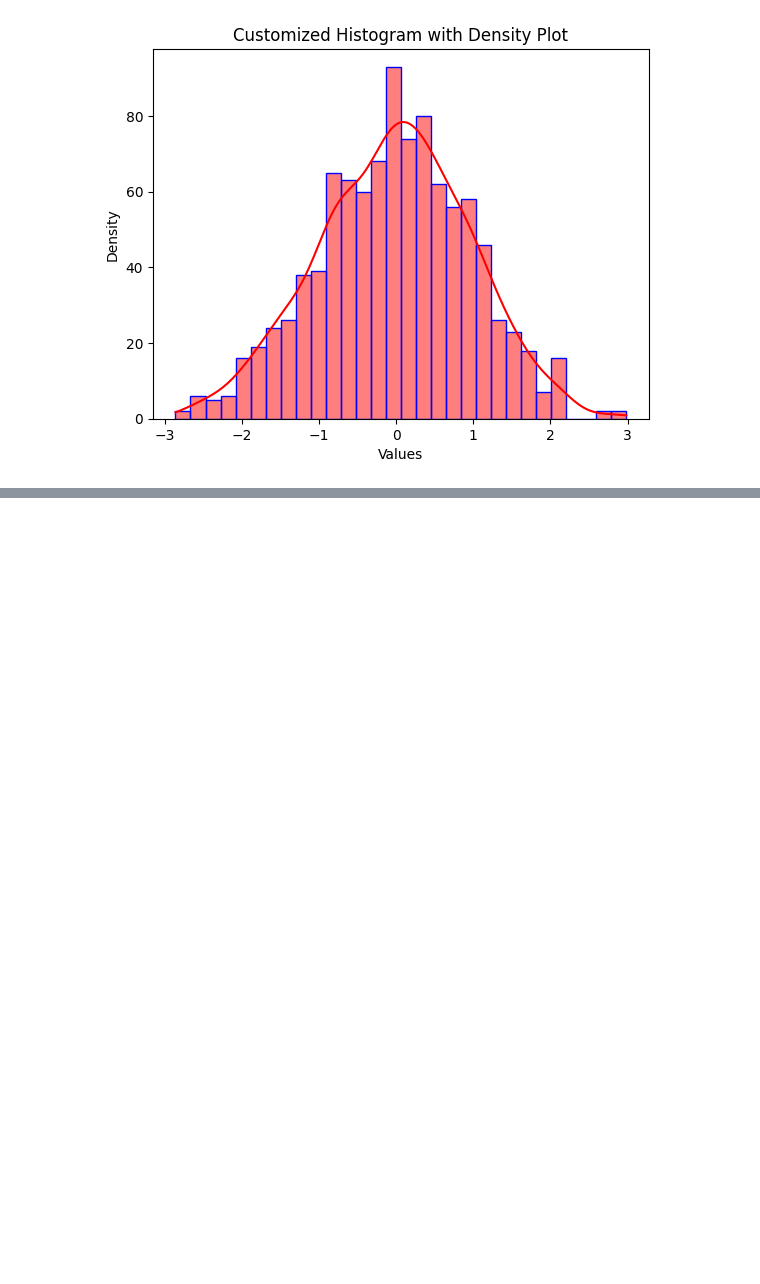
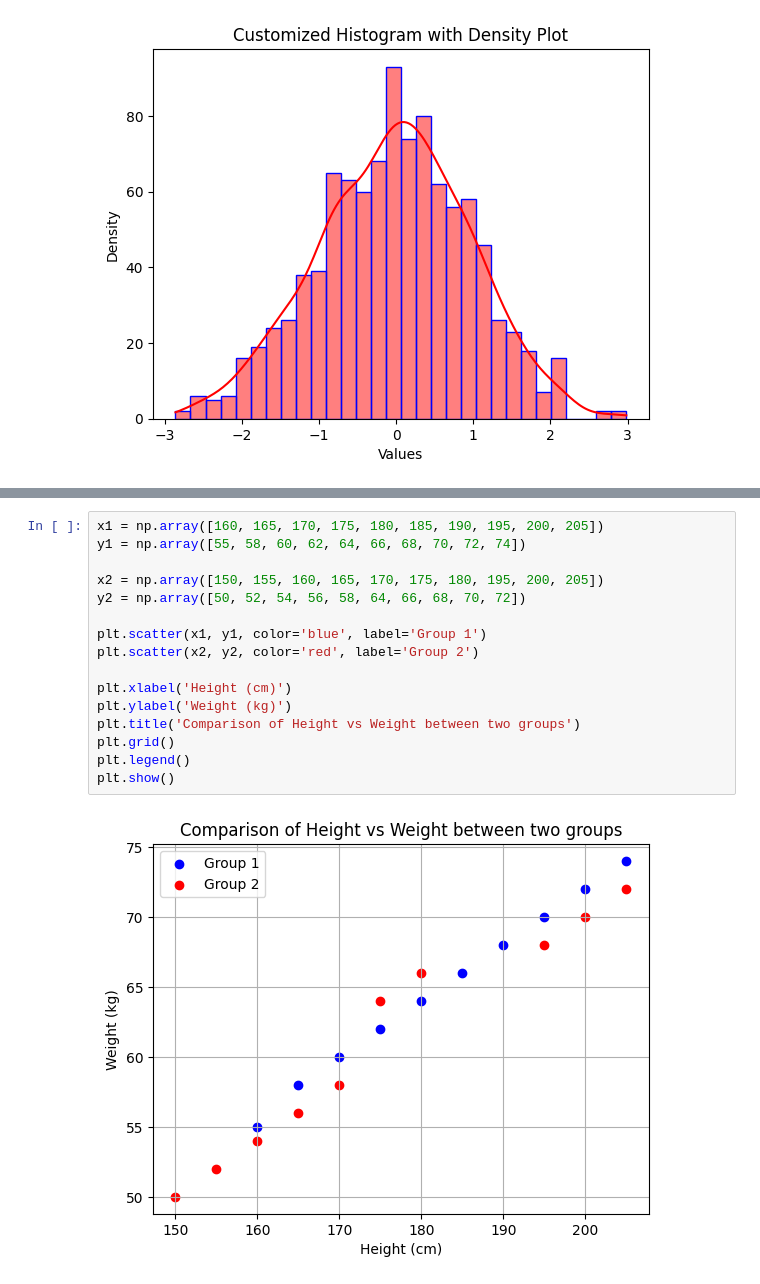
Before and after one commit to Sonu-kumar-08/YBI-INTERNSHIP, a Jupyter notebook: data_visualization.ipynb, the cells around one changed output, grey strips where cells are left out. Saved outputs shown, nothing was run; the diff lists cells and outputs as text; blank space fills up the shorter version.

```diff
--- a/data_visualization.ipynb
+++ b/data_visualization.ipynb
@@ -230,0 +245,18 @@ plt.show()
+# %%
+x1 = np.array([160, 165, 170, 175, 180, 185, 190, 195, 200, 205])
+y1 = np.array([55, 58, 60, 62, 64, 66, 68, 70, 72, 74])
+
+x2 = np.array([150, 155, 160, 165, 170, 175, 180, 195, 200, 205])
+y2 = np.array([50, 52, 54, 56, 58, 64, 66, 68, 70, 72])
+
+plt.scatter(x1, y1, color='blue', label='Group 1')
+plt.scatter(x2, y2, color='red', label='Group 2')
+
+plt.xlabel('Height (cm)')
+plt.ylabel('Weight (kg)')
+plt.title('Comparison of Height vs Weight between two groups')
+plt.grid()
+plt.legend()
+plt.show()
+# %% [output]
+[figure, added]
```
Also changed, not shown: parts of 3 cells of this notebook.
